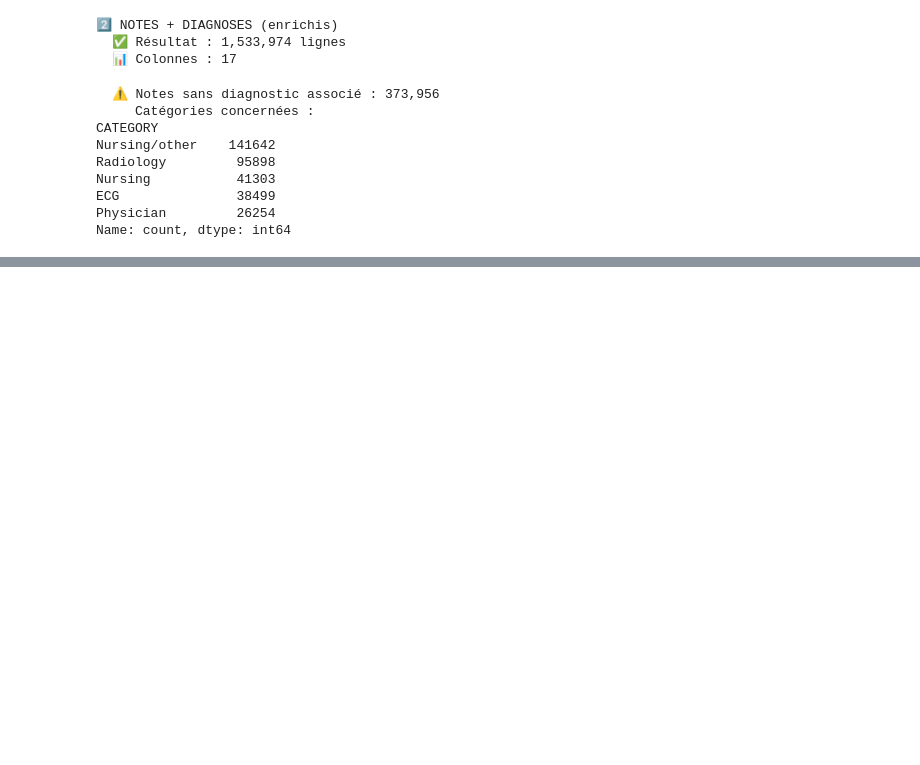
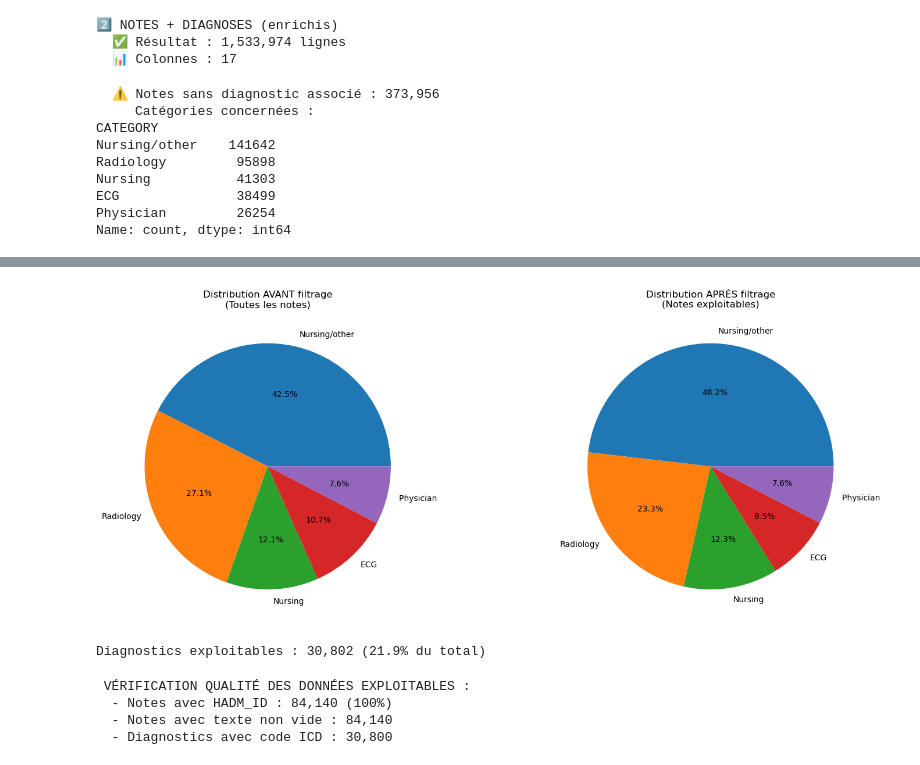
Before and after one commit to inesines02/m-dic-AIde, a Jupyter notebook: notebooks/01_data_exploration.ipynb, the cells around one changed output, grey strips where cells are left out. Drawn from its saved outputs; the diff is of its cells as text; code cells hidden in the pictures; blank space fills up the shorter version.

```diff
--- a/notebooks/01_data_exploration.ipynb
+++ b/notebooks/01_data_exploration.ipynb
@@ -523,0 +528,7 @@ display(complete_data[['SUBJECT_ID', 'CATEGORY', 'ICD9_CODE', 'SHORT_TITLE', 'TE
+# %%
+# 8.1 Filtrer sur patients communs
+patients_communs = patients_in_notes & patients_in_diagnoses
+hadm_communs = hadm_in_notes & hadm_in_diagnoses
+
+print(f"\n Patients exploitables : {len(patients_communs):,}")
+print(f"Hospitalisations exploitables : {len(hadm_communs):,}")
@@ -523,0 +538,7 @@ display(complete_data[['SUBJECT_ID', 'CATEGORY', 'ICD9_CODE', 'SHORT_TITLE', 'TE
+# %%
+# 8.2 Notes exploitables
+notes_exploitables = notes[
+    (notes['SUBJECT_ID'].isin(patients_communs)) &
+    (notes['HADM_ID'].isin(hadm_communs))
+]
+print(f"\n Notes exploitables : {len(notes_exploitables):,} ({len(notes_exploitables)/len(notes)*100:.1f}% du total)")
@@ -523,0 +547,5 @@ display(complete_data[['SUBJECT_ID', 'CATEGORY', 'ICD9_CODE', 'SHORT_TITLE', 'TE
+# %%
+# 8.3 Distribution des catégories dans les données exploitables
+print("\n Distribution des catégories (données exploitables) :")
+category_exploitable = notes_exploitables['CATEGORY'].value_counts()
+print(category_exploitable)
@@ -523,0 +571,40 @@ display(complete_data[['SUBJECT_ID', 'CATEGORY', 'ICD9_CODE', 'SHORT_TITLE', 'TE
+# %%
+# Visualisation comparative
+fig, axes = plt.subplots(1, 2, figsize=(16, 6))
+
+# Avant filtrage
+axes[0].pie(notes['CATEGORY'].value_counts().head(5),
+            labels=notes['CATEGORY'].value_counts().head(5).index,
+            autopct='%1.1f%%')
+axes[0].set_title('Distribution AVANT filtrage\n(Toutes les notes)')
+
+# Après filtrage
+axes[1].pie(category_exploitable.head(5),
+            labels=category_exploitable.head(5).index,
+            autopct='%1.1f%%')
+axes[1].set_title('Distribution APRÈS filtrage\n(Notes exploitables)')
+
+plt.tight_layout()
+plt.show()
+# %% [output]
+[figure, added]
+# %%
+# 8.4 Diagnostics exploitables
+diagnoses_exploitables = diagnoses[
+    (diagnoses['SUBJECT_ID'].isin(patients_communs)) &
+    (diagnoses['HADM_ID'].isin(hadm_communs))
+]
+print(f"\nDiagnostics exploitables : {len(diagnoses_exploitables):,} ({len(diagnoses_exploitables)/len(diagnoses)*100:.1f}% du total)")
+# %% [output]
+Diagnostics exploitables : 30,802 (21.9% du total)
+# %%
+# 8.5 Vérification finale de qualité
+print("\n VÉRIFICATION QUALITÉ DES DONNÉES EXPLOITABLES :")
+print(f"  - Notes avec HADM_ID : {notes_exploitables['HADM_ID'].notna().sum():,} (100%)")
+print(f"  - Notes avec texte non vide : {(notes_exploitables['TEXT'].notna() & (notes_exploitables['TEXT'] != '')).sum():,}")
+print(f"  - Diagnostics avec code ICD : {diagnoses_exploitables['ICD9_CODE'].notna().sum():,}")
+# %% [output]
+ VÉRIFICATION QUALITÉ DES DONNÉES EXPLOITABLES :
+  - Notes avec HADM_ID : 84,140 (100%)
+  - Notes avec texte non vide : 84,140
+  - Diagnostics avec code ICD : 30,800
```
Also changed, not shown: parts of 26 cells of this notebook.
